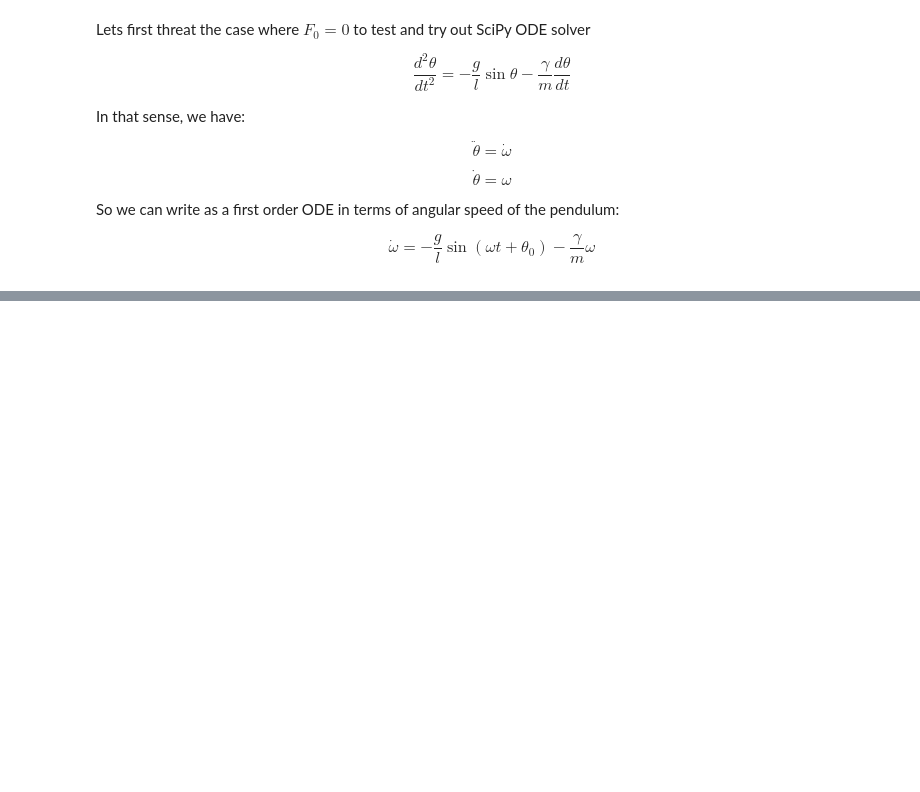
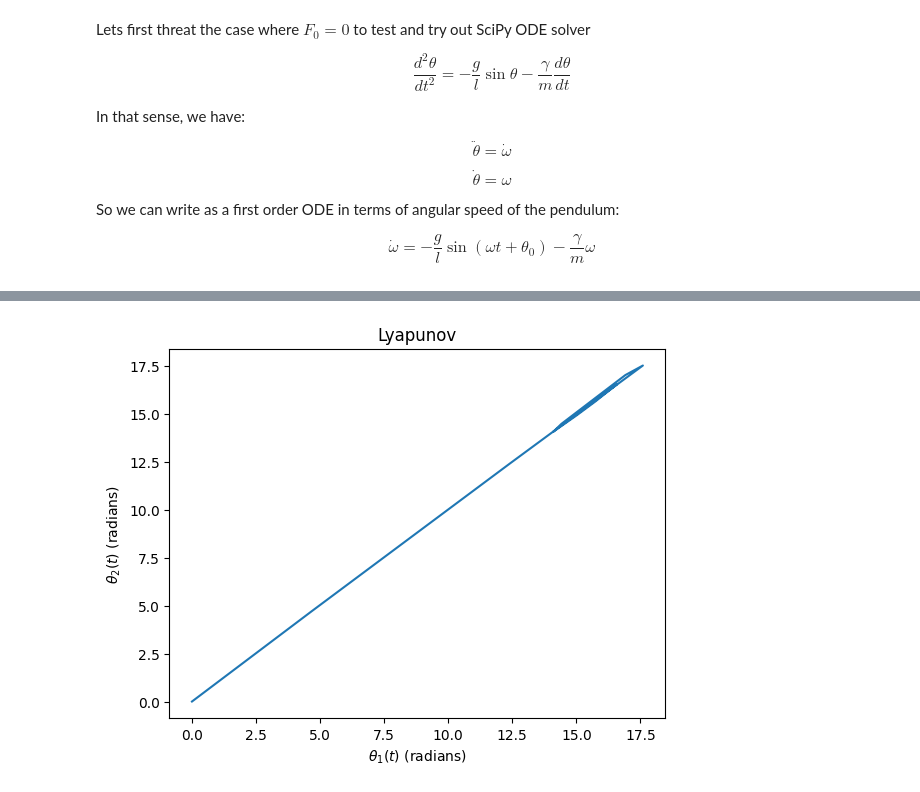
Before and after one commit to rafael-gigante/Mec_Class_Comp_2024, a Jupyter notebook: Pêndulo e Caos/Em Python/pendulo.ipynb, the cells around one changed output, grey strips where cells are left out. Drawn from its saved outputs; the diff is of its cells as text; code cells hidden in the pictures; blank space fills up the shorter version.

```diff
--- a/Pêndulo e Caos/Em Python/pendulo.ipynb
+++ b/Pêndulo e Caos/Em Python/pendulo.ipynb
@@ -171,0 +196,9 @@ Estimated driving period (T_drive): 1.9520
+# %%
+plt.plot(theta_sol,theta_sol2)
+
+plt.xlabel("$θ_1(t)$ (radians)")
+plt.ylabel('$θ_2(t)$ (radians)')
+plt.title('Lyapunov')
+plt.show()
+# %% [output]
+[figure, added]
```
Also changed, not shown: parts of 9 cells of this notebook, 1 other file.
